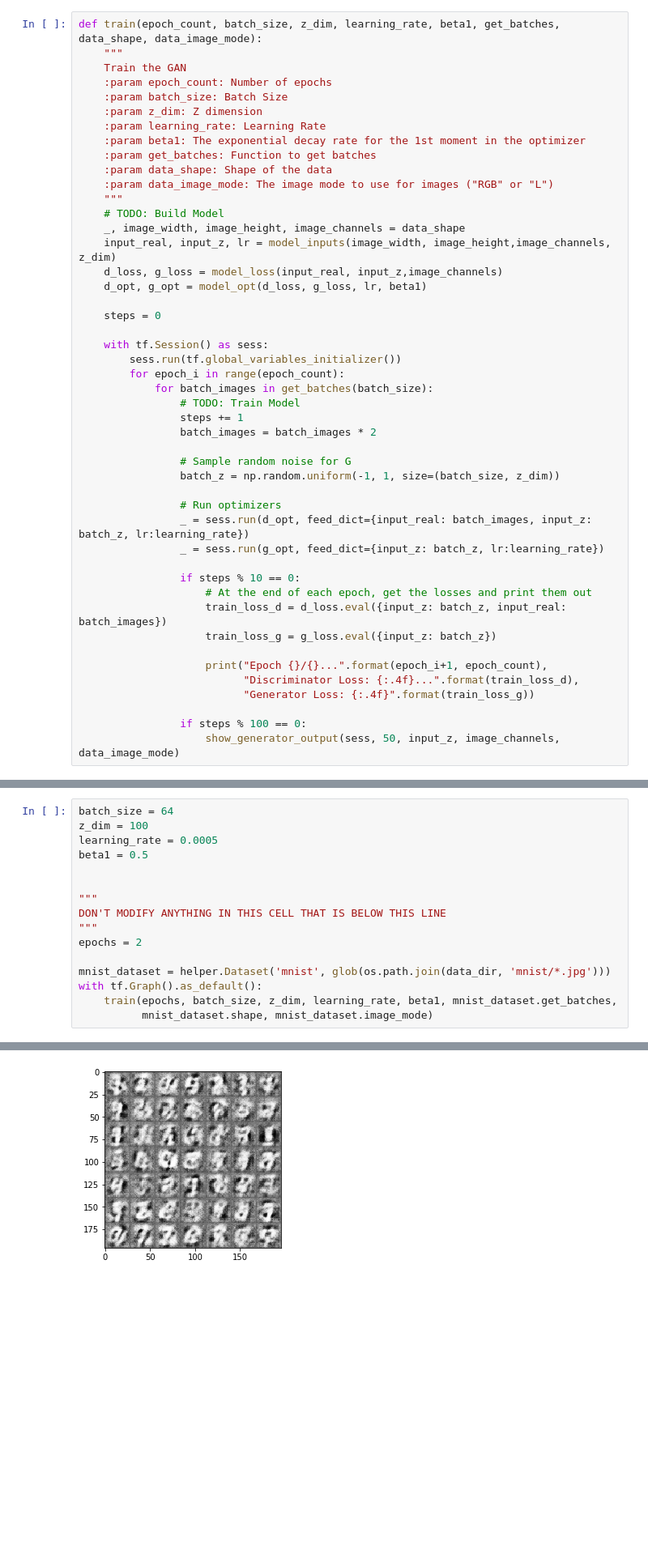
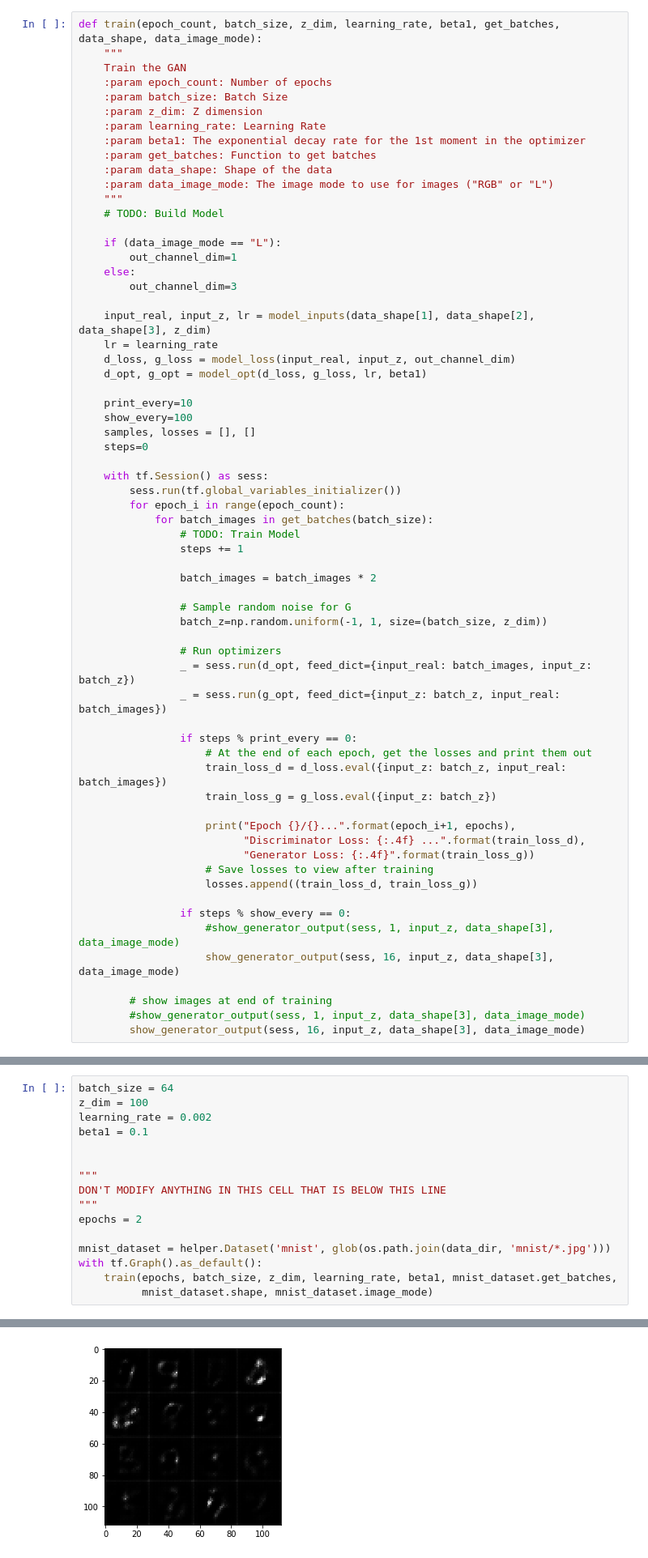
Before and after one commit to abansal3/Udacity-Deep-Learning-Project-5, a Jupyter notebook: dlnd_face_generation.ipynb, the cells around one changed output, grey strips where cells are left out. Shown at 81% size. Drawn from its saved outputs; the diff is of its cells as text; blank space fills up the shorter version.

```diff
--- a/dlnd_face_generation.ipynb
+++ b/dlnd_face_generation.ipynb
@@ -349,12 +350,21 @@ def train(epoch_count, batch_size, z_dim, learning_rate, beta1, get_batches, dat
     :param data_image_mode: The image mode to use for images ("RGB" or "L")
     """
     # TODO: Build Model
-    _, image_width, image_height, image_channels = data_shape
-    input_real, input_z, lr = model_inputs(image_width, image_height,image_channels, z_dim)
-    d_loss, g_loss = model_loss(input_real, input_z,image_channels)
+
+    if (data_image_mode == "L"):
+        out_channel_dim=1
+    else:
+        out_channel_dim=3
+
+    input_real, input_z, lr = model_inputs(data_shape[1], data_shape[2], data_shape[3], z_dim)
+    lr = learning_rate
+    d_loss, g_loss = model_loss(input_real, input_z, out_channel_dim)
     d_opt, g_opt = model_opt(d_loss, g_loss, lr, beta1)
 
-    steps = 0
+    print_every=10
+    show_every=100
+    samples, losses = [], []
+    steps=0
 
     with tf.Session() as sess:
         sess.run(tf.global_variables_initializer())
@@ -362,34 +372,42 @@ def train(epoch_count, batch_size, z_dim, learning_rate, beta1, get_batches, dat
             for batch_images in get_batches(batch_size):
                 # TODO: Train Model
                 steps += 1
+
                 batch_images = batch_images * 2
 
                 # Sample random noise for G
-                batch_z = np.random.uniform(-1, 1, size=(batch_size, z_dim))
+                batch_z=np.random.uniform(-1, 1, size=(batch_size, z_dim))
 
                 # Run optimizers
-                _ = sess.run(d_opt, feed_dict={input_real: batch_images, input_z: batch_z, lr:learning_rate})
-                _ = sess.run(g_opt, feed_dict={input_z: batch_z, lr:learning_rate})
+                _ = sess.run(d_opt, feed_dict={input_real: batch_images, input_z: batch_z})
+                _ = sess.run(g_opt, feed_dict={input_z: batch_z, input_real: batch_images})
 
-                if steps % 10 == 0:
+                if steps % print_every == 0:
                     # At the end of each epoch, get the losses and print them out
                     train_loss_d = d_loss.eval({input_z: batch_z, input_real: batch_images})
                     train_loss_g = g_loss.eval({input_z: batch_z})
 
-                    print("Epoch {}/{}...".format(epoch_i+1, epoch_count),
-                          "Discriminator Loss: {:.4f}...".format(train_loss_d),
+                    print("Epoch {}/{}...".format(epoch_i+1, epochs),
+                          "Discriminator Loss: {:.4f} ...".format(train_loss_d),
                           "Generator Loss: {:.4f}".format(train_loss_g))
+                    # Save losses to view after training
+                    losses.append((train_loss_d, train_loss_g))
 
-                if steps % 100 == 0:
-                    show_generator_output(sess, 50, input_z, image_channels, data_image_mode)
+                if steps % show_every == 0:
+                    #show_generator_output(sess, 1, input_z, data_shape[3], data_image_mode)
+                    show_generator_output(sess, 16, input_z, data_shape[3], data_image_mode)
+
+        # show images at end of training
+        #show_generator_output(sess, 1, input_z, data_shape[3], data_image_mode)
+        show_generator_output(sess, 16, input_z, data_shape[3], data_image_mode)
 # %% [markdown]
 ### MNIST
 Test your GANs architecture on MNIST.  After 2 epochs, the GANs should be able to generate images that look like handwritten digits.  Make sure the loss of the generator is lower than the loss of the discriminator or close to 0.
 # %%
 batch_size = 64
 z_dim = 100
-learning_rate = 0.0005
-beta1 = 0.5
+learning_rate = 0.002
+beta1 = 0.1
 
 
 """
@@ -415 +433 @@ Epoch 1/2... Discriminator Loss: 1.4211... Generator Loss: 0.5445
-[figure, old version]
+[figure, new version]
```
Also changed, not shown: parts of 3 cells of this notebook, 1 other file.
